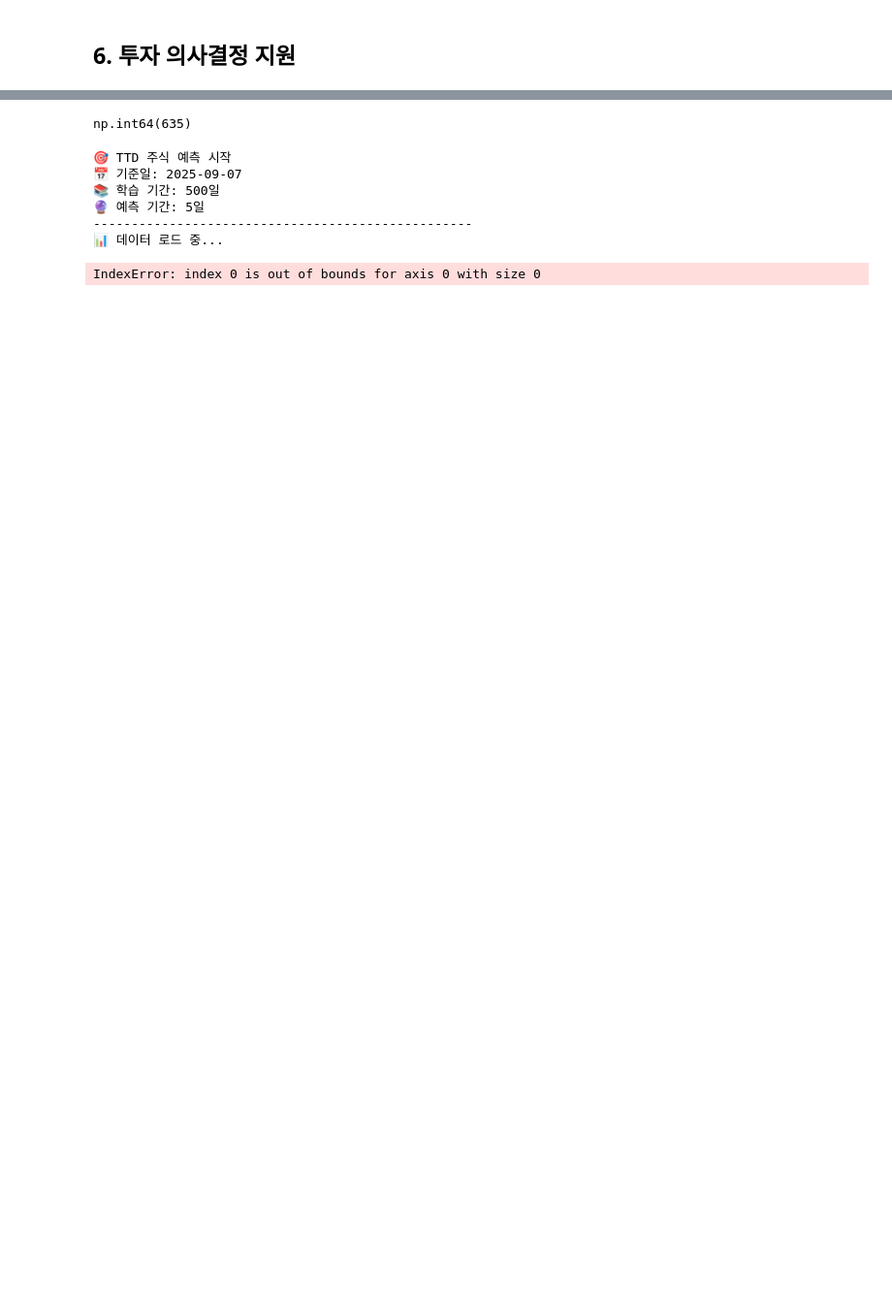
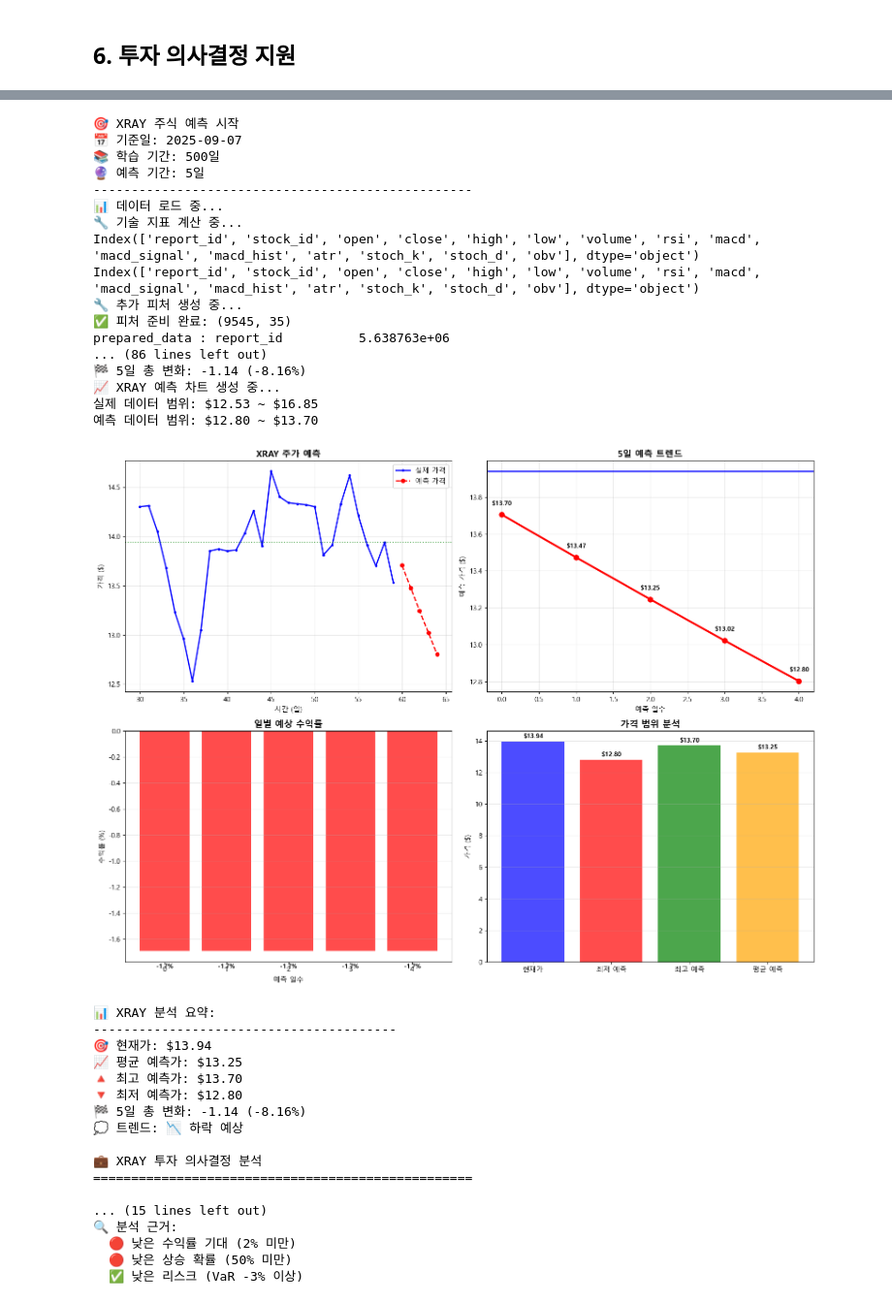
Before and after one commit to SHDS-ESC/StockSimulator-Data, a Jupyter notebook: ipynb/stock_prediction_clean.ipynb, the cells around one changed output, grey strips where cells are left out. Shown at 97% size. Saved outputs shown, nothing was run; the diff lists cells and outputs as text; code cells hidden in the pictures; blank space fills up the shorter version.

```diff
--- a/ipynb/stock_prediction_clean.ipynb
+++ b/ipynb/stock_prediction_clean.ipynb
@@ -820,32 +805,56 @@ investment_analysis = analyzer.print_analysis()
   🔴 낮은 수익률 기대 (2% 미만)
   ✅ 높은 상승 확률 (70% 이상)
   ✅ 낮은 리스크 (VaR -3% 이상)
-# %%
-get_stock_id('TSLA')
-# %% [output]
-np.int64(635)
 # %%
 # 주식 예측 실행
 result = predict_stock(
-    ticker='TTD',
+    ticker='XRAY',
     train_days=500,
     predict_steps=5,
     today=dt.date(2025, 9, 7)
 )
 
 
 # 차트 생성
 create_prediction_charts(result)
 
 
 # 투자 분석 실행
 analyzer = InvestmentAnalyzer(result)
 investment_analysis = analyzer.print_analysis()
 # %% [output]
-🎯 TTD 주식 예측 시작
+🎯 XRAY 주식 예측 시작
 📅 기준일: 2025-09-07
 📚 학습 기간: 500일
 🔮 예측 기간: 5일
 --------------------------------------------------
 📊 데이터 로드 중...
+🔧 기술 지표 계산 중...
+Index(['report_id', 'stock_id', 'open', 'close', 'high', 'low', 'volume', 'rsi', 'macd', 'macd_signal', 'macd_hist', 'atr', 'stoch_k', 'stoch_d', 'obv'], dtype='object')
+Index(['report_id', 'stock_id', 'open', 'close', 'high', 'low', 'volume', 'rsi', 'macd', 'macd_signal', 'macd_hist', 'atr', 'stoch_k', 'stoch_d', 'obv'], dtype='object')
+🔧 추가 피처 생성 중...
+✅ 피처 준비 완료: (9545, 35)
+prepared_data : report_id          5.638763e+06
+... (86 lines left out)
+🏁 5일 총 변화: -1.14 (-8.16%)
+📈 XRAY 예측 차트 생성 중...
+실제 데이터 범위: $12.53 ~ $16.85
+예측 데이터 범위: $12.80 ~ $13.70
+[figure, added]
-IndexError: index 0 is out of bounds for axis 0 with size 0
+📊 XRAY 분석 요약:
+----------------------------------------
+🎯 현재가: $13.94
+📈 평균 예측가: $13.25
+🔺 최고 예측가: $13.70
+🔻 최저 예측가: $12.80
+🏁 5일 총 변화: -1.14 (-8.16%)
+💭 트렌드: 📉 하락 예상
+
+💼 XRAY 투자 의사결정 분석
+==================================================
+
+... (15 lines left out)
+🔍 분석 근거:
+  🔴 낮은 수익률 기대 (2% 미만)
+  🔴 낮은 상승 확률 (50% 미만)
+  ✅ 낮은 리스크 (VaR -3% 이상)
```
Also changed, not shown: parts of 5 cells of this notebook.
